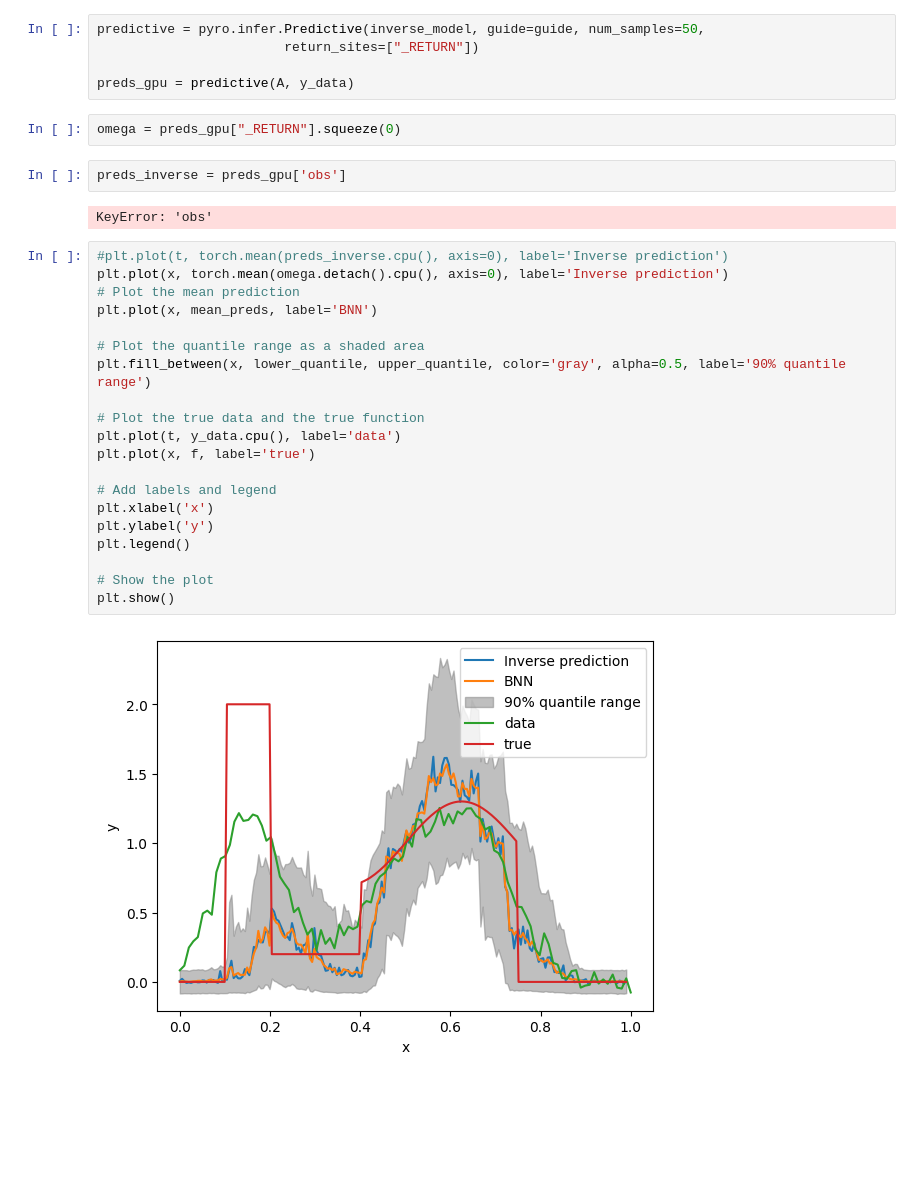
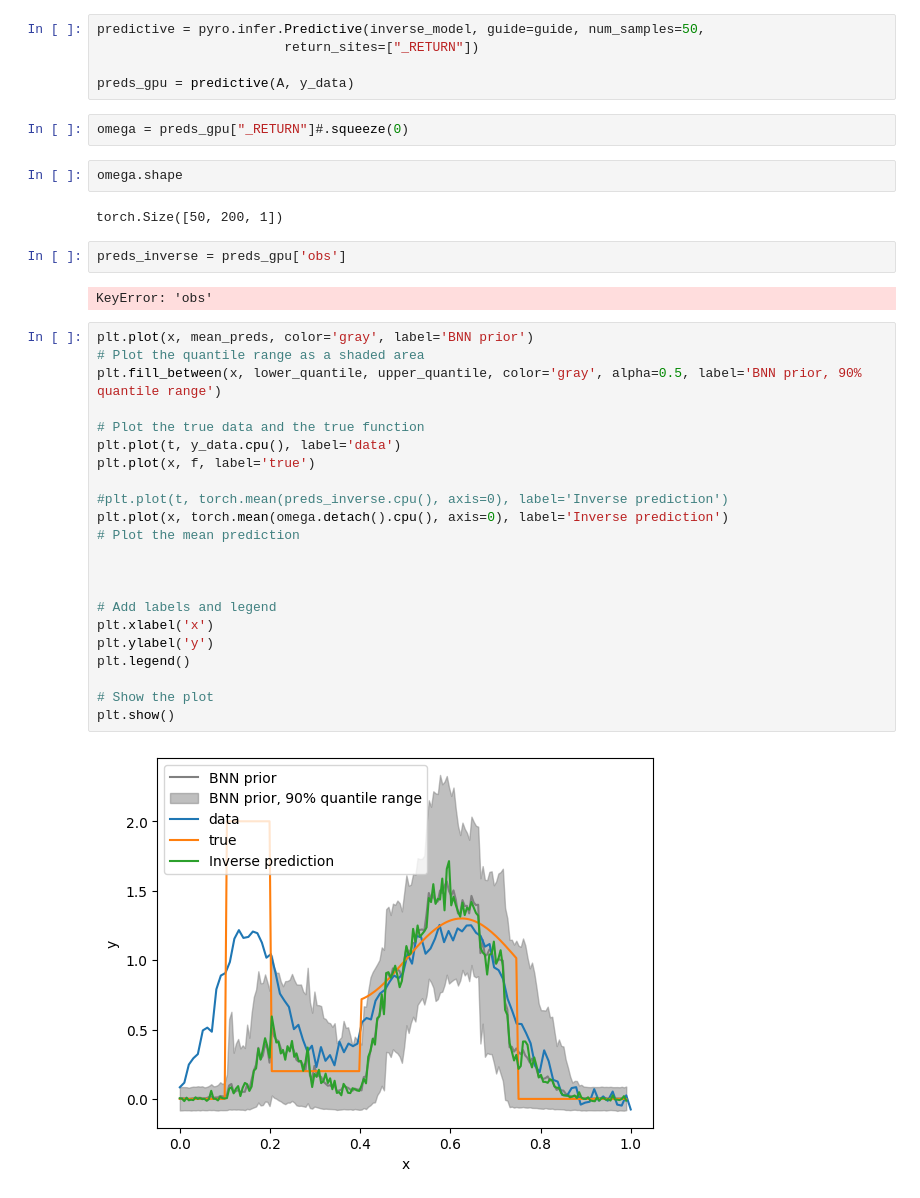
Before and after one commit to akseliekseli/Bayesian-Neural-Networks-with-Stochastic-Variational-Inference-in-Inverse-Problems, a Jupyter notebook: codes/main.ipynb, the cells around one changed output. Drawn from its saved outputs; the diff is of its cells as text; blank space fills up the shorter version.

```diff
--- a/codes/main.ipynb
+++ b/codes/main.ipynb
@@ -282,30 +278,36 @@ predictive = pyro.infer.Predictive(inverse_model, guide=guide, num_samples=50,
 
 preds_gpu = predictive(A, y_data)
 # %%
-omega = preds_gpu["_RETURN"].squeeze(0)
+omega = preds_gpu["_RETURN"]#.squeeze(0)
+# %%
+omega.shape
+# %% [output]
+torch.Size([50, 200, 1])
 # %%
 preds_inverse = preds_gpu['obs']
 # %% [output]
 KeyError: 'obs'
 # %%
-#plt.plot(t, torch.mean(preds_inverse.cpu(), axis=0), label='Inverse prediction')
-plt.plot(x, torch.mean(omega.detach().cpu(), axis=0), label='Inverse prediction')
-# Plot the mean prediction
-plt.plot(x, mean_preds, label='BNN')
-
+plt.plot(x, mean_preds, color='gray', label='BNN prior')
 # Plot the quantile range as a shaded area
-plt.fill_between(x, lower_quantile, upper_quantile, color='gray', alpha=0.5, label='90% quantile range')
+plt.fill_between(x, lower_quantile, upper_quantile, color='gray', alpha=0.5, label='BNN prior, 90% quantile range')
 
 # Plot the true data and the true function
 plt.plot(t, y_data.cpu(), label='data')
 plt.plot(x, f, label='true')
+
+#plt.plot(t, torch.mean(preds_inverse.cpu(), axis=0), label='Inverse prediction')
+plt.plot(x, torch.mean(omega.detach().cpu(), axis=0), label='Inverse prediction')
+# Plot the mean prediction
+
+
 
 # Add labels and legend
 plt.xlabel('x')
 plt.ylabel('y')
 plt.legend()
 
 # Show the plot
 plt.show()
 # %% [output]
-[figure, old version]
+[figure, new version]
```
Also changed, not shown: parts of 1 cell of this notebook, 1 other file.
